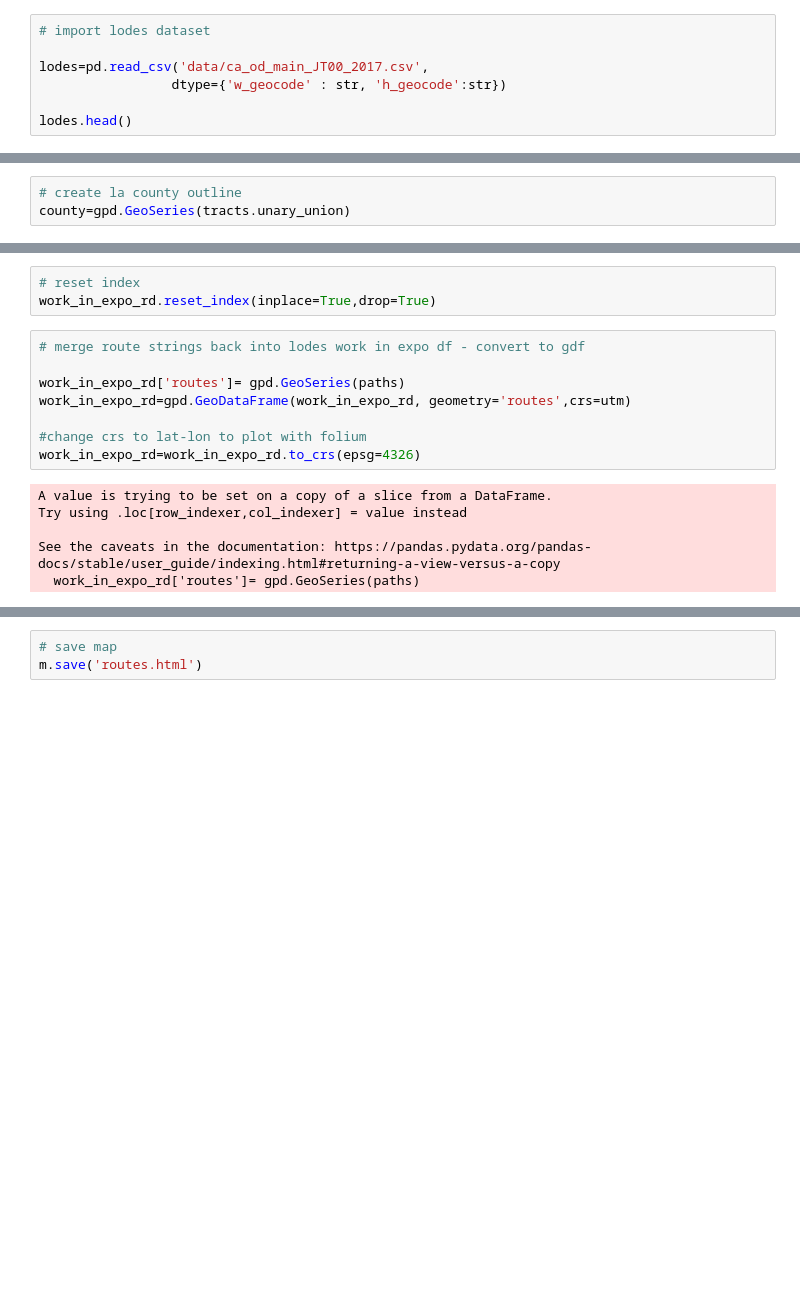
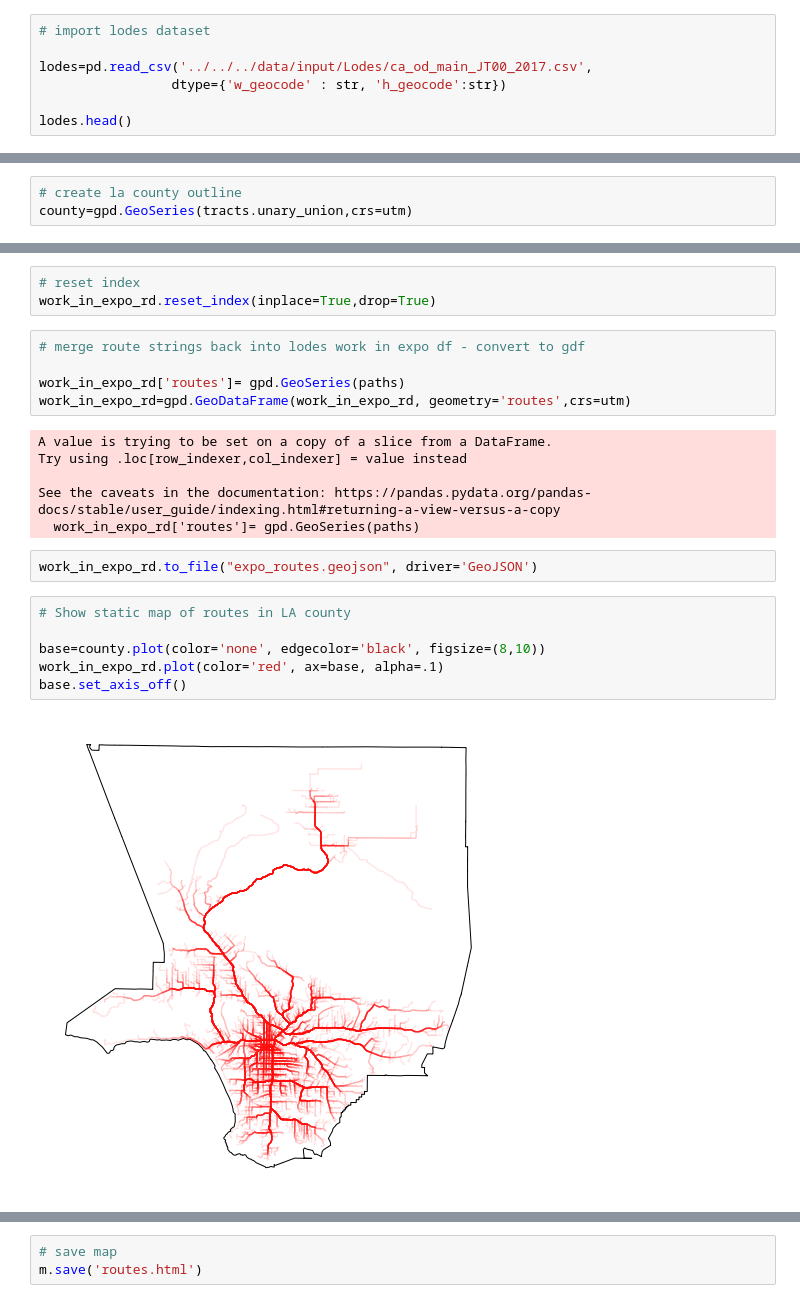
Before and after one commit to pmannino5/expo-park-commutes, a Jupyter notebook: Expo-Neighborhood-Commutes.ipynb, the cells around one changed output, grey strips where cells are left out. Drawn from its saved outputs; the diff is of its cells as text; blank space fills up the shorter version.

```diff
--- a/Expo-Neighborhood-Commutes.ipynb
+++ b/Expo-Neighborhood-Commutes.ipynb
@@ -6,7 +6,7 @@ import folium
 # %%
 # import lodes dataset
 
-lodes=pd.read_csv('data/ca_od_main_JT00_2017.csv',
+lodes=pd.read_csv('../../../data/input/Lodes/ca_od_main_JT00_2017.csv',
                  dtype={'w_geocode' : str, 'h_geocode':str})
 
 lodes.head()
@@ -94,7 +101,7 @@ live_in_expo_gdf=pd.merge(blocks,live_in_expo[['w_geocode','S000']], how='inner'
 live_in_expo_gdf.set_geometry('center',inplace=True)
 # %%
 # create la county outline
-county=gpd.GeoSeries(tracts.unary_union)
+county=gpd.GeoSeries(tracts.unary_union,crs=utm)
 # %%
 # map the block centroids that have at least one person from expo park working there
 
@@ -195,13 +202,20 @@ work_in_expo_rd.reset_index(inplace=True,drop=True)
 
 work_in_expo_rd['routes']= gpd.GeoSeries(paths)
 work_in_expo_rd=gpd.GeoDataFrame(work_in_expo_rd, geometry='routes',crs=utm)
-
-#change crs to lat-lon to plot with folium
-work_in_expo_rd=work_in_expo_rd.to_crs(epsg=4326)
 # %% [output]
 A value is trying to be set on a copy of a slice from a DataFrame.
 Try using .loc[row_indexer,col_indexer] = value instead
 
 See the caveats in the documentation: https://pandas.pydata.org/pandas-docs/stable/user_guide/indexing.html#returning-a-view-versus-a-copy
   work_in_expo_rd['routes']= gpd.GeoSeries(paths)
+# %%
+work_in_expo_rd.to_file("expo_routes.geojson", driver='GeoJSON')
+# %%
+# Show static map of routes in LA county
+
+base=county.plot(color='none', edgecolor='black', figsize=(8,10))
+work_in_expo_rd.plot(color='red', ax=base, alpha=.1)
+base.set_axis_off()
+# %% [output]
+[figure, added]
 # %%
```
Also changed, not shown: parts of 4 cells of this notebook.
